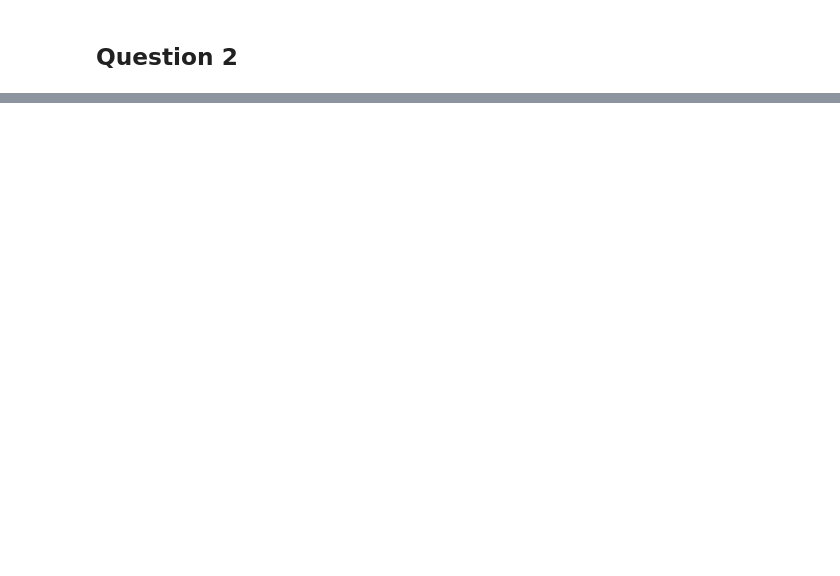
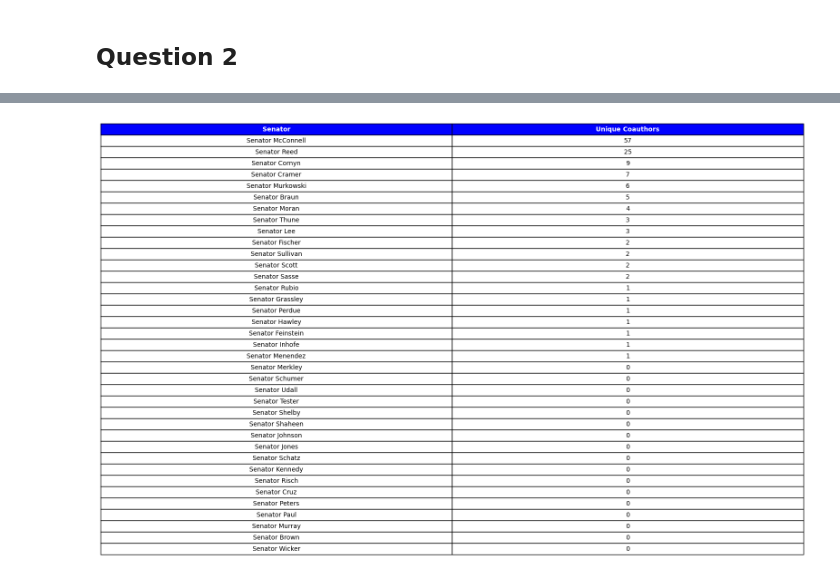
Before and after one commit to jubarringer098/qtm530fall2024, a Jupyter notebook: Homework/Homework 4/hw4.ipynb, the cells around one changed output, grey strips where cells are left out. Drawn from its saved outputs; the diff is of its cells as text; code cells hidden in the pictures; blank space fills up the shorter version.

```diff
--- a/Homework/Homework 4/hw4.ipynb
+++ b/Homework/Homework 4/hw4.ipynb
@@ -298,0 +364,35 @@ person_dataframe = house_floor_actions_in_senate_bills[['action',]]
+# %%
+# Filtering rows where both Senator 1 and Senator 2 exist
+# valid_senators = senator_data.dropna(subset=['Senator 1', 'Senator 2'])
+
+# Grouping by Senator 1 and count unique Senator 2s
+senator_coauthor_counts = senator_data.groupby('Senator 1')['Senator 2'].nunique().reset_index()
+
+# Renaming column
+senator_coauthor_counts = senator_coauthor_counts.rename(columns={'Senator 1': 'Senator', 'Senator 2': 'Unique Coauthors'})
+
+# Sorting by unique coauthors
+senator_coauthor_counts = senator_coauthor_counts.sort_values(by = 'Unique Coauthors', ascending = False).reset_index(drop = True)
+# %%
+def create_table(ax, data):
+
+    table = ax.table(cellText=data.values,
+                    colLabels=data.columns,
+                    cellLoc='center',
+                    loc='center')
+
+    # Hide axes
+    ax.axis('tight')
+    ax.axis('off')
+
+    # Formatting table
+    for (i, j), cell in table.get_celld().items():
+        if i == 0:
+            cell.set_facecolor('blue')
+            cell.set_text_props(color='white', weight='bold', fontsize=10)
+        else:
+            pass
+        cell.set_edgecolor('black')
+
+    # # Scale the table
+    table.scale(1.0, 1.5)
@@ -298,0 +408,11 @@ person_dataframe = house_floor_actions_in_senate_bills[['action',]]
+# %%
+# Create a figure with two subplots (side by side)
+fig, ax = plt.subplots(figsize=(20, 6))
+
+# Assume table1_data and table2_data are your dataframes
+create_table(ax, senator_coauthor_counts)
+
+# Show the figure
+plt.show()
+# %% [output]
+[figure, added]
```
Also changed, not shown: parts of 42 cells of this notebook, 1 other file.
